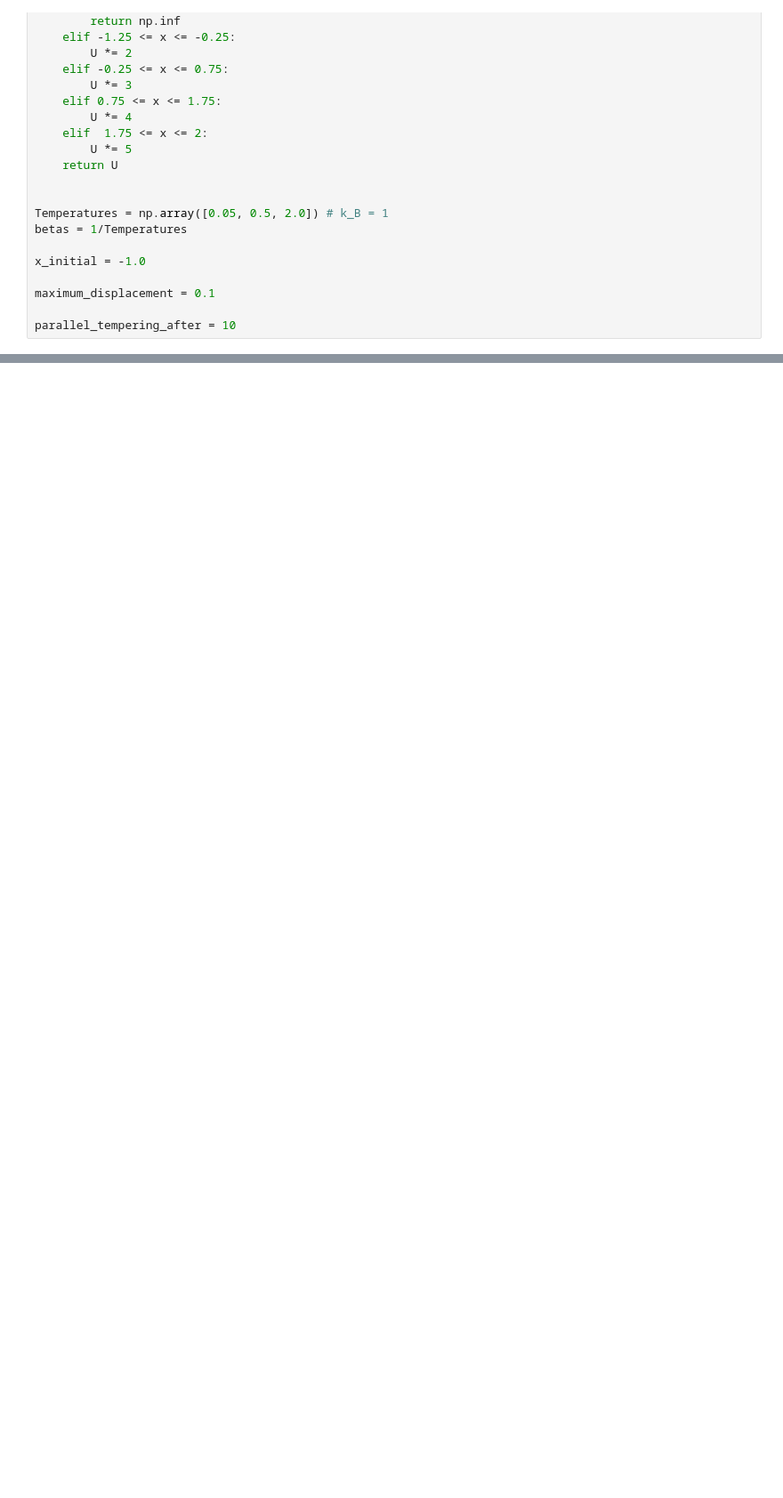
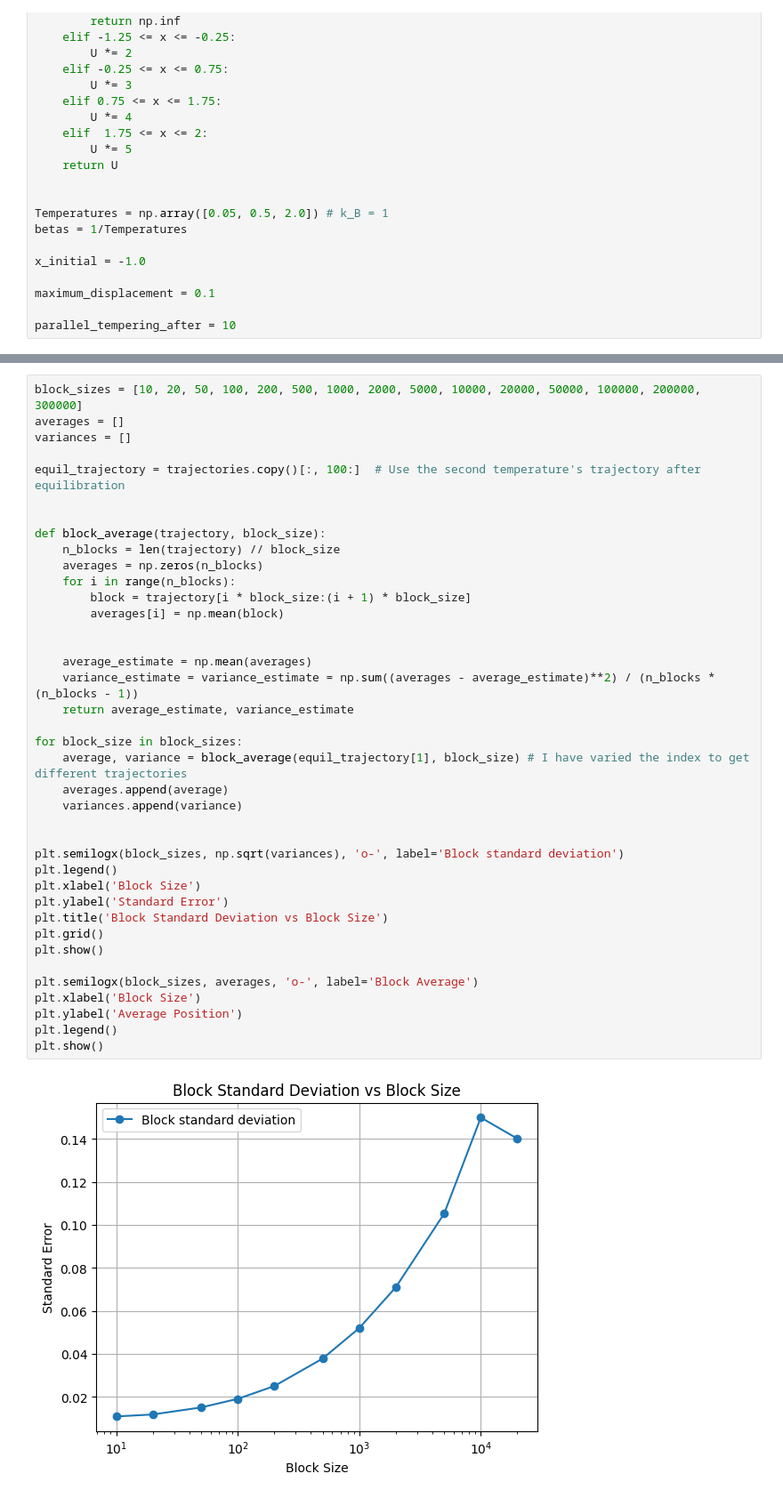
Before and after one commit to jocelas/ACOMP, a Jupyter notebook: exam/parallel_tempering.ipynb, the cells around one changed output, grey strips where cells are left out. Shown at 89% size. Saved outputs shown, nothing was run; the diff lists cells and outputs as text; blank space fills up the shorter version.

```diff
--- a/exam/parallel_tempering.ipynb
+++ b/exam/parallel_tempering.ipynb
@@ -173,0 +243,41 @@ plt.plot(np.arange(steps), single_trajectory, label='Trajectory at T=0.05')
+# %%
+block_sizes = [10, 20, 50, 100, 200, 500, 1000, 2000, 5000, 10000, 20000, 50000, 100000, 200000, 300000]
+averages = []
+variances = []
+
+equil_trajectory = trajectories.copy()[:, 100:]  # Use the second temperature's trajectory after equilibration
+
+
+def block_average(trajectory, block_size):
+    n_blocks = len(trajectory) // block_size
+    averages = np.zeros(n_blocks)
+    for i in range(n_blocks):
+        block = trajectory[i * block_size:(i + 1) * block_size]
+        averages[i] = np.mean(block)
+
+
+    average_estimate = np.mean(averages)
+    variance_estimate = variance_estimate = np.sum((averages - average_estimate)**2) / (n_blocks * (n_blocks - 1))
+    return average_estimate, variance_estimate
+
+for block_size in block_sizes:
+    average, variance = block_average(equil_trajectory[1], block_size) # I have varied the index to get different trajectories
+    averages.append(average)
+    variances.append(variance)
+
+
+plt.semilogx(block_sizes, np.sqrt(variances), 'o-', label='Block standard deviation')
+plt.legend()
+plt.xlabel('Block Size')
+plt.ylabel('Standard Error')
+plt.title('Block Standard Deviation vs Block Size')
+plt.grid()
+plt.show()
+
+plt.semilogx(block_sizes, averages, 'o-', label='Block Average')
+plt.xlabel('Block Size')
+plt.ylabel('Average Position')
+plt.legend()
+plt.show()
+# %% [output]
+[figure, added]
```
Also changed, not shown: parts of 19 cells of this notebook, 14 other files.
